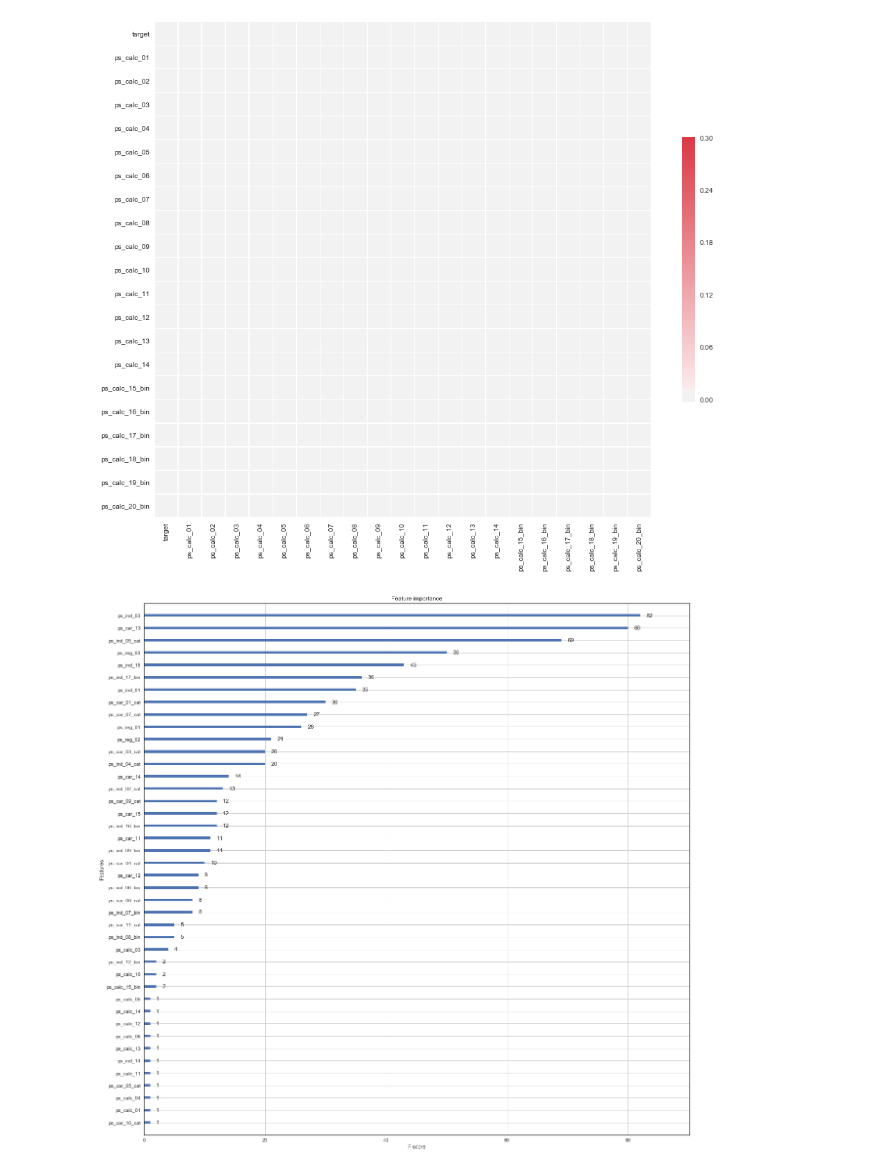
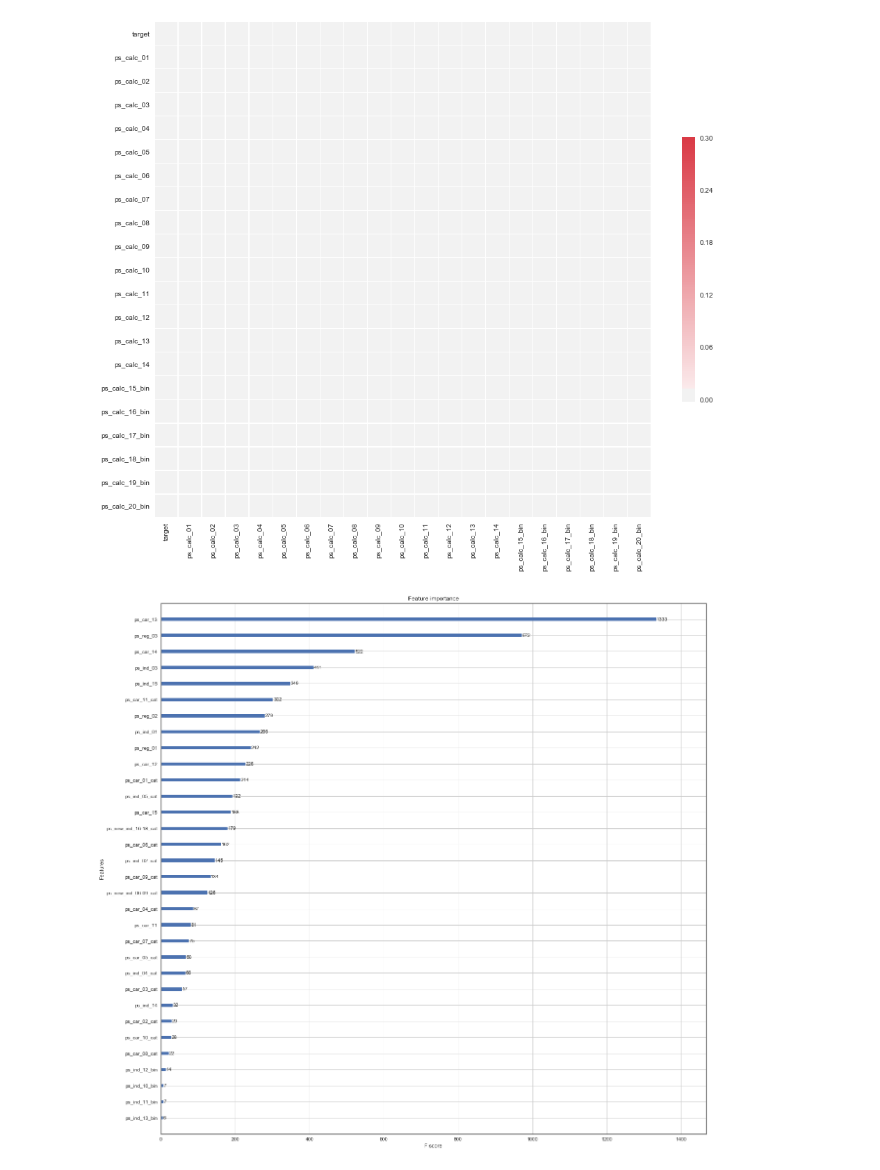
Before and after one commit to jiajingfei/Porto_Seguro, a Jupyter notebook: notebook/Feature_engineering.ipynb, the cells around one changed output. Cells and saved outputs as stored; diff of their text form; code cells hidden in the pictures.

```diff
--- a/notebook/Feature_engineering.ipynb
+++ b/notebook/Feature_engineering.ipynb
@@ -92,19 +92,23 @@ calc_corr = plot_corr(train[['target']+calc_feas])
 [figure]
 [figure]
 # %%
+import pandas as pd
+import matplotlib.pyplot as plt
 from numpy import loadtxt
 from xgboost import XGBClassifier
 from xgboost import plot_importance
 from matplotlib import pyplot
+%matplotlib inline
 
 # fit model no training data
-model = XGBClassifier(n_jobs=8)
+model = XGBClassifier(n_jobs=8, max_depth=4, n_estimators=500)
+train = pd.read_csv('../data/train1.csv')
 x_train = train[train.columns[2:]]
 y_train = train.target
 model.fit(x_train, y_train)
 # plot feature importance
 fig, ax = plt.subplots(figsize = (20, 20))
 plot_importance(model, ax=ax)
 pyplot.show()
 # %% [output]
-[figure, old version]
+[figure, new version]
```
Also changed, not shown: parts of 6 cells of this notebook, 2 other files.
